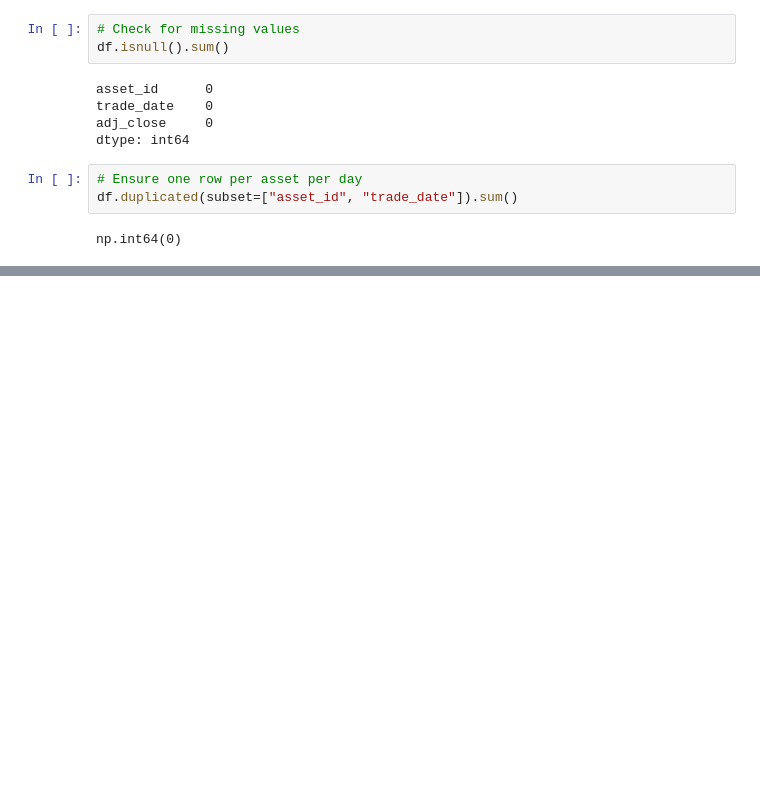
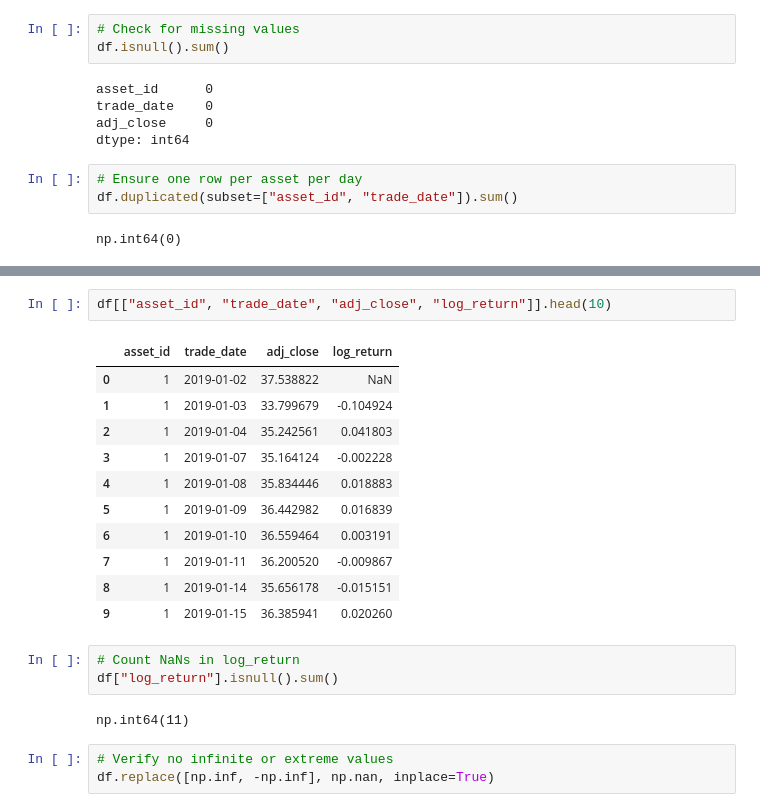
Before and after one commit to tsai143/financial-risk-analytics, a Jupyter notebook: notebooks/week2_returns_volatility.ipynb, the cells around one changed output, grey strips where cells are left out. Drawn from its saved outputs; the diff is of its cells as text; blank space fills up the shorter version.

```diff
--- a/notebooks/week2_returns_volatility.ipynb
+++ b/notebooks/week2_returns_volatility.ipynb
@@ -53,0 +72,22 @@ np.int64(0)
+# %%
+df[["asset_id", "trade_date", "adj_close", "log_return"]].head(10)
+# %% [output]
+|  | asset_id | trade_date | adj_close | log_return |
+| 0 | 1 | 2019-01-02 | 37.538822 | NaN |
+| 1 | 1 | 2019-01-03 | 33.799679 | -0.104924 |
+| 2 | 1 | 2019-01-04 | 35.242561 | 0.041803 |
+| 3 | 1 | 2019-01-07 | 35.164124 | -0.002228 |
+| 4 | 1 | 2019-01-08 | 35.834446 | 0.018883 |
+| 5 | 1 | 2019-01-09 | 36.442982 | 0.016839 |
+| 6 | 1 | 2019-01-10 | 36.559464 | 0.003191 |
+| 7 | 1 | 2019-01-11 | 36.200520 | -0.009867 |
+| 8 | 1 | 2019-01-14 | 35.656178 | -0.015151 |
+| 9 | 1 | 2019-01-15 | 36.385941 | 0.020260 |
+# %%
+# Count NaNs in log_return
+df["log_return"].isnull().sum()
+# %% [output]
+np.int64(11)
+# %%
+# Verify no infinite or extreme values
+df.replace([np.inf, -np.inf], np.nan, inplace=True)
```
Also changed, not shown: parts of 12 cells of this notebook.
